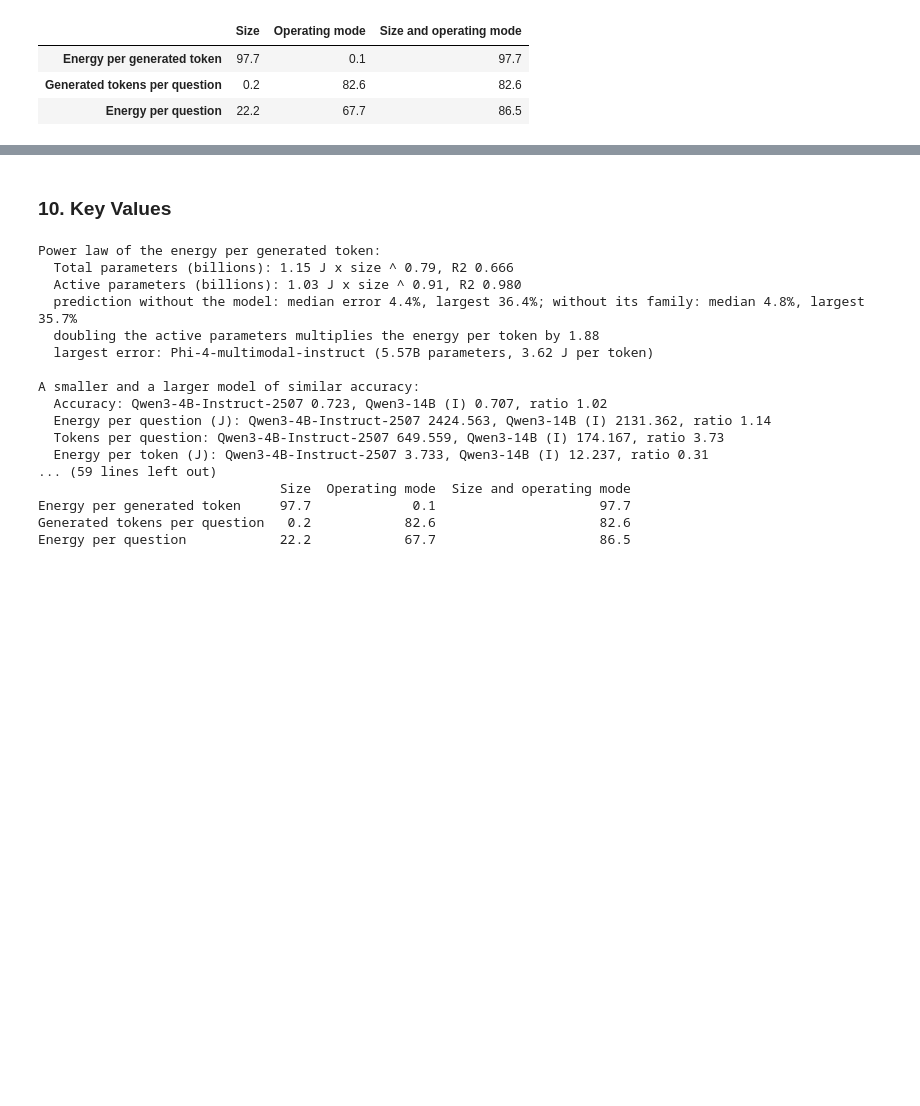
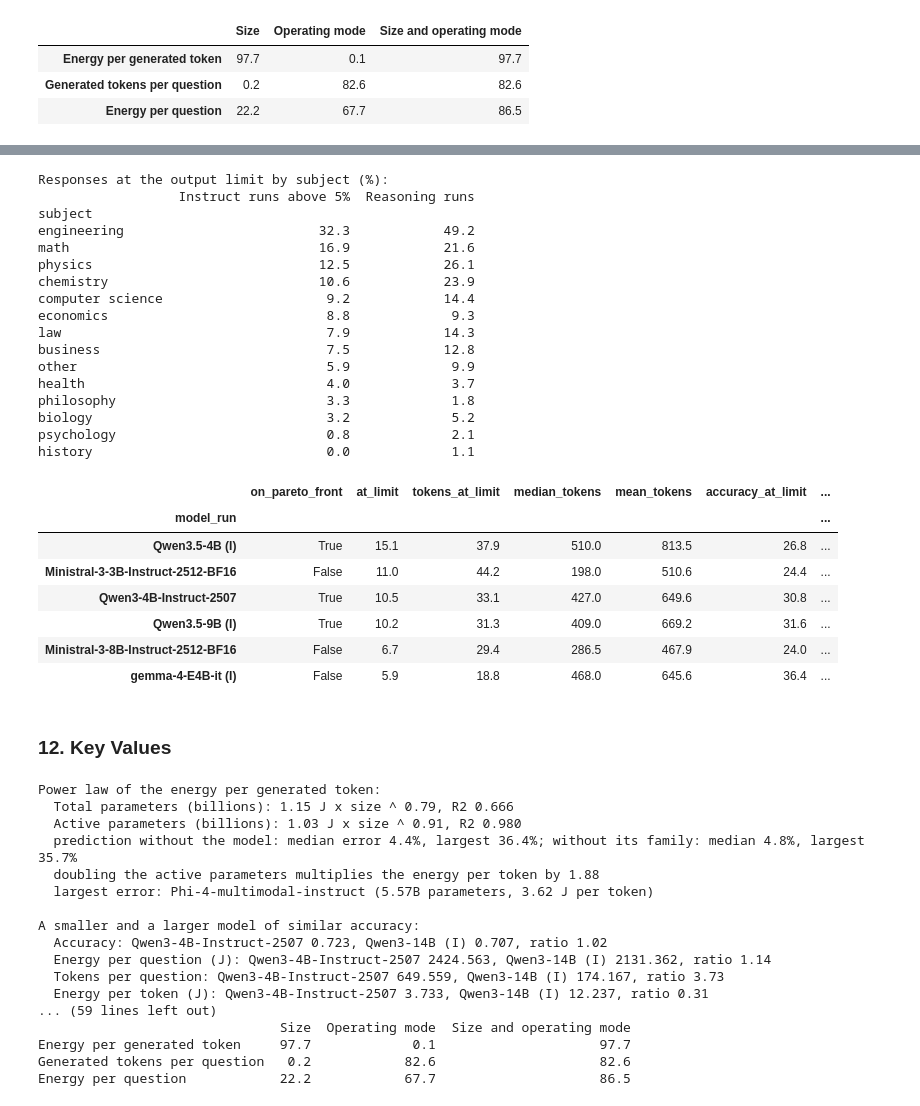
Before and after one commit to diogogmatos/eco-evolution-of-llms, a Jupyter notebook: analysis/04-rq3-design-choices.ipynb, the cells around one changed output, grey strips where cells are left out. Cells and saved outputs as stored; diff of their text form; code cells hidden in the pictures; blank space fills up the shorter version.

```diff
--- a/analysis/04-rq3-design-choices.ipynb
+++ b/analysis/04-rq3-design-choices.ipynb
@@ -797,5 +833,59 @@ explained_table = pd.DataFrame({
+# %%
+limited_runs = at_limit[(at_limit["mode"] == "Instruct") & (at_limit["at_limit"] > 5)]["model_run"]
+front_runs = set(pareto_front(model_runs, "gpu_joules_per_question", "accuracy")["model_run"])
+
+rows = []
+for run in limited_runs:
+    responses = inferences[inferences["model_run"] == run]
+    cut = responses["truncated"]
+    rows.append({
+        "model_run": short_name(run),
+        "on_pareto_front": run in front_runs,
+        "at_limit": 100 * cut.mean(),
+        "tokens_at_limit": 100 * responses.loc[cut, "generated_tokens"].sum() / responses["generated_tokens"].sum(),
+        "median_tokens": responses["generated_tokens"].median(),
+        "mean_tokens": responses["generated_tokens"].mean(),
+        "accuracy_at_limit": 100 * responses.loc[cut, "correct"].mean(),
+        "accuracy_finished": 100 * responses.loc[~cut, "correct"].mean(),
+    })
+limited = pd.DataFrame(rows).sort_values("at_limit", ascending=False).set_index("model_run")
+
+by_subject = pd.DataFrame({
+    "Instruct runs above 5%": inferences[inferences["model_run"].isin(limited_runs)].groupby("subject")["truncated"].mean(),
+    "Reasoning runs": inferences[inferences["model_run"].isin(reasoning["model_run"])].groupby("subject")["truncated"].mean(),
+}).mul(100).sort_values("Instruct runs above 5%", ascending=False)
+print("Responses at the output limit by subject (%):")
+print(by_subject.round(1).to_string())
+
+limited.round(1)
+# %% [output]
+Responses at the output limit by subject (%):
+                  Instruct runs above 5%  Reasoning runs
+subject
+engineering                         32.3            49.2
+math                                16.9            21.6
+physics                             12.5            26.1
+chemistry                           10.6            23.9
+computer science                     9.2            14.4
+economics                            8.8             9.3
+law                                  7.9            14.3
+business                             7.5            12.8
+other                                5.9             9.9
+health                               4.0             3.7
+philosophy                           3.3             1.8
+biology                              3.2             5.2
+psychology                           0.8             2.1
+history                              0.0             1.1
+|  | on_pareto_front | at_limit | tokens_at_limit | median_tokens | mean_tokens | accuracy_at_limit | ... |
+| model_run |  |  |  |  |  |  | ... |
+| Qwen3.5-4B (I) | True | 15.1 | 37.9 | 510.0 | 813.5 | 26.8 | ... |
+| Ministral-3-3B-Instruct-2512-BF16 | False | 11.0 | 44.2 | 198.0 | 510.6 | 24.4 | ... |
+| Qwen3-4B-Instruct-2507 | True | 10.5 | 33.1 | 427.0 | 649.6 | 30.8 | ... |
+| Qwen3.5-9B (I) | True | 10.2 | 31.3 | 409.0 | 669.2 | 31.6 | ... |
+| Ministral-3-8B-Instruct-2512-BF16 | False | 6.7 | 29.4 | 286.5 | 467.9 | 24.0 | ... |
+| gemma-4-E4B-it (I) | False | 5.9 | 18.8 | 468.0 | 645.6 | 36.4 | ... |
 # %% [markdown]
-### 10. Key Values
+### 12. Key Values
 # %%
 print("Power law of the energy per generated token:")
 for column, (scale, exponent, r_squared) in fits.items():
```
Also changed, not shown: parts of 4 cells of this notebook, 3 other files.
